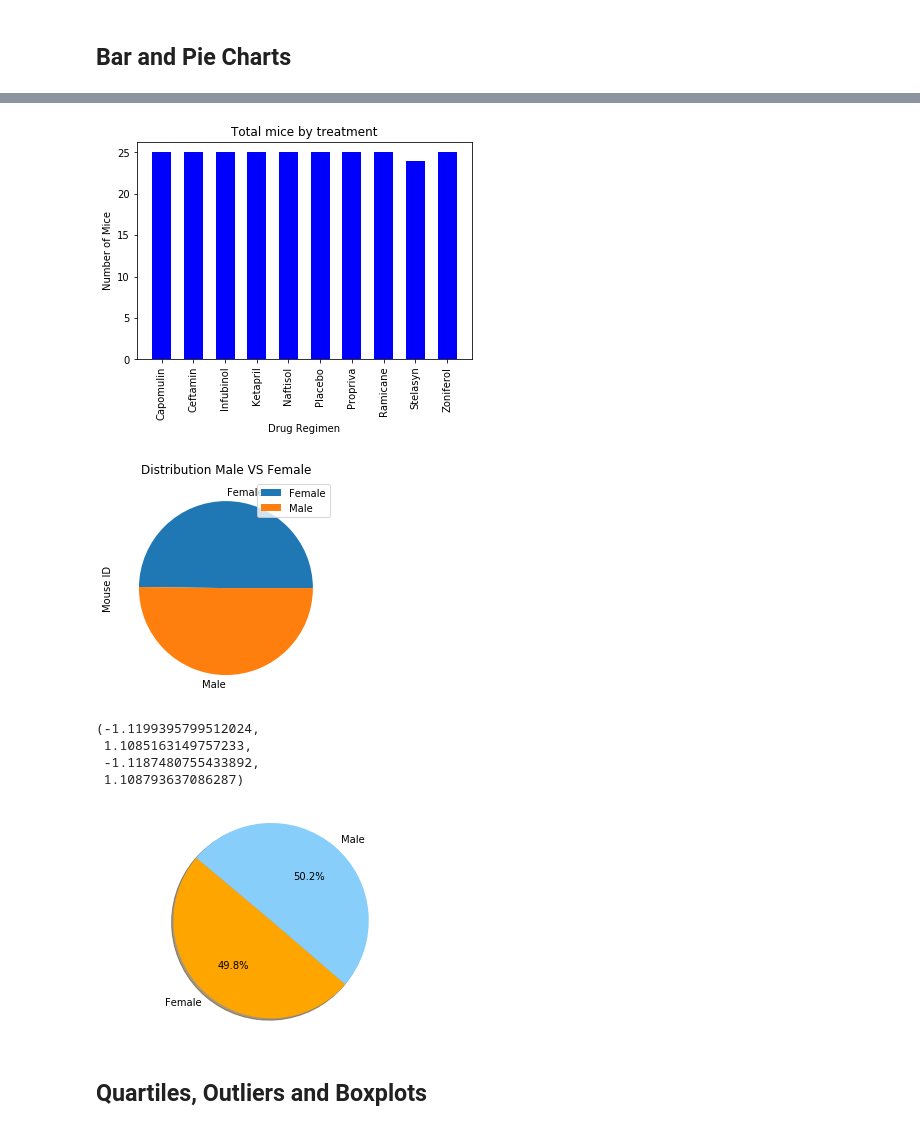
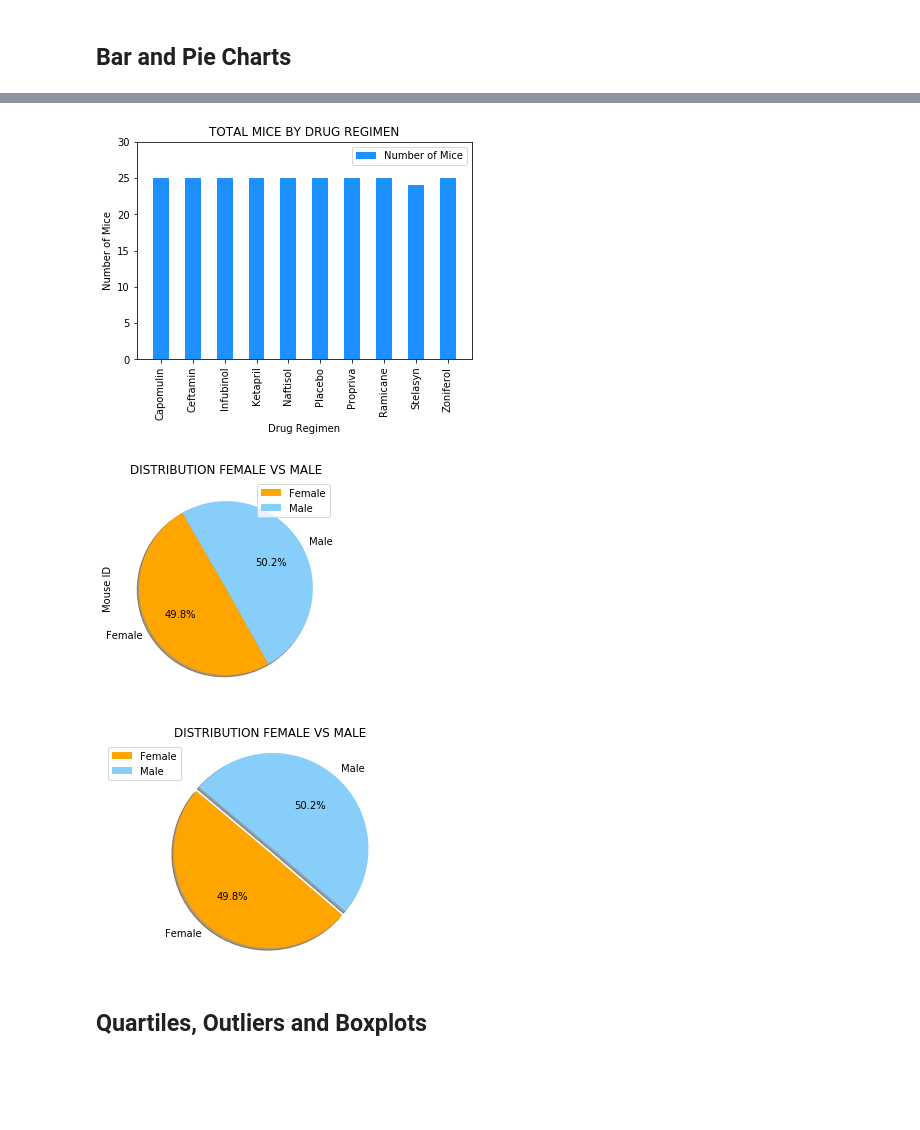
Before and after one commit to mastachi-cin/matplotlib-challenge, a Jupyter notebook: Pymaceuticals/pymaceuticals_starter.ipynb, the cells around one changed output, grey strips where cells are left out. Saved outputs shown, nothing was run; the diff lists cells and outputs as text; code cells hidden in the pictures; blank space fills up the shorter version.

```diff
--- a/Pymaceuticals/pymaceuticals_starter.ipynb
+++ b/Pymaceuticals/pymaceuticals_starter.ipynb
@@ -159,74 +154,78 @@ plt.show()
 
 # List for x axis
 x_axis = np.arange(len(mice_count.index))
-x_axis
 
 # Bar chart based upon above lists
-plt.bar(x_axis, mice_count["Mouse ID"], color='b', align="center", width=0.6)
+plt.bar(x_axis, mice_count["Mouse ID"], color='dodgerblue', align="center", width=0.5,label="Number of Mice")
 
 # Place x axis headers
 tick_locations = [value for value in x_axis]
 plt.xticks(tick_locations, mice_count.index, rotation="vertical")
 
+# Sets the x,y limits
+plt.xlim(-0.75, len(x_axis)-0.25)
+plt.ylim(0, max(mice_count["Mouse ID"])+5)
+
+# Set legend
+plt.legend(loc="best")
+
 # Give the chart a title, x label, and y label
-plt.title("Total mice by treatment")
+plt.title("TOTAL MICE BY DRUG REGIMEN")
 plt.xlabel("Drug Regimen")
 plt.ylabel("Number of Mice")
 
 # Print chart to screen
 plt.show()
-#plt.tight_layout()
-#Text(0,0.5,'Number of Mice')
 # %% [output]
-[figure, old version]
+[figure, new version]
 # %%
 # Generate a pie plot showing the distribution of female versus male mice using pandas
 
-# Group series for total number of mice for each treatment
+# Group series for total number of female and male mice
 mice_count_sex = mouse_metadata.groupby(["Sex"])["Mouse ID"].count()
-mice_count_sex
 
 # Create a pie chart based off of the group series from before
-mice_count_pie = mice_count_sex.plot(kind='pie', title="Distribution Male VS Female", legend=True)
+mice_count_pie = mice_count_sex.plot(kind='pie', title="DISTRIBUTION FEMALE VS MALE", legend=True, shadow=True,
+                                     startangle=120, autopct='%1.1f%%', colors=["orange", "lightskyblue"])
 
-# Set the xlabel and ylabel using class methods
-#mice_count_pie.set_xlabel("Male/Female")
-#mice_count_pie.set_ylabel("Number of Mice")
-
-
+# Print chart to screen
 plt.show()
 # %% [output]
-[figure, old version]
+[figure, new version]
 # %%
 # Generate a pie plot showing the distribution of female versus male mice using pyplot
 
+# Group series for total number of female and male mice
 mice_count_sex = mouse_metadata.groupby(["Sex"])["Mouse ID"].count().to_frame("count")
 
 # Labels for sections of pie chart
 labels = mice_count_sex.index
 
 # The values of each section of the pie chart
 sizes = mice_count_sex["count"]
 
 # The colors of each section of the pie chart
 colors = ["orange", "lightskyblue"]
 
-# Tells matplotlib to seperate the "Humans" section from the others
-#explode = (0.1, 0, 0, 0)
+# Tells matplotlib to separate section from the others
+explode = (0,0.05)
 
 # Creates the pie chart based upon the values above
-# Automatically finds the percentages of each part of the pie chart
-plt.pie(sizes, labels=labels, colors=colors,
-        autopct="%1.1f%%", shadow=True, startangle=140)
+plt.pie(sizes, labels=labels, explode=explode, colors=colors, autopct="%1.1f%%", shadow=True, startangle=140)
 
 # Tells matplotlib that we want a pie chart with equal axes
 plt.axis("equal")
+
+# Give the chart a title
+plt.title("DISTRIBUTION FEMALE VS MALE")
+
+# Set legend
+plt.legend(loc="best")
+
+# Print chart to screen
+plt.show()
 # %% [output]
-(-1.1199395799512024,
- 1.1085163149757233,
- -1.1187480755433892,
- 1.108793637086287)
-[figure, old version]
+[figure, new version]
 # %% [markdown]
 ## Quartiles, Outliers and Boxplots
 # %%
```
Also changed, not shown: parts of 12 cells of this notebook, 1 other file.
